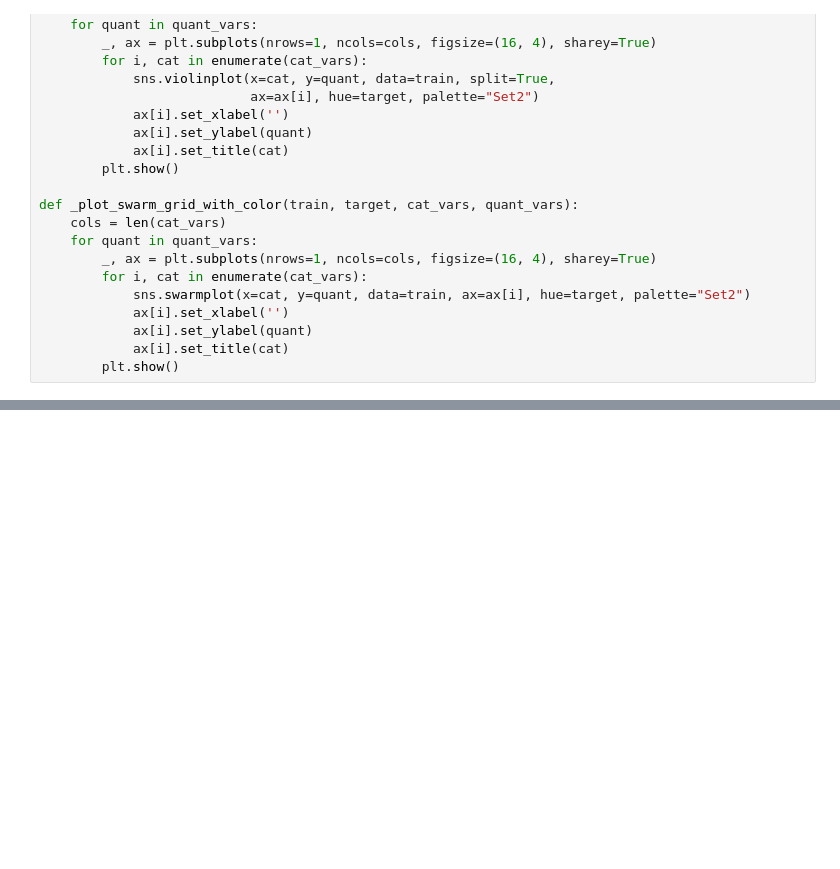
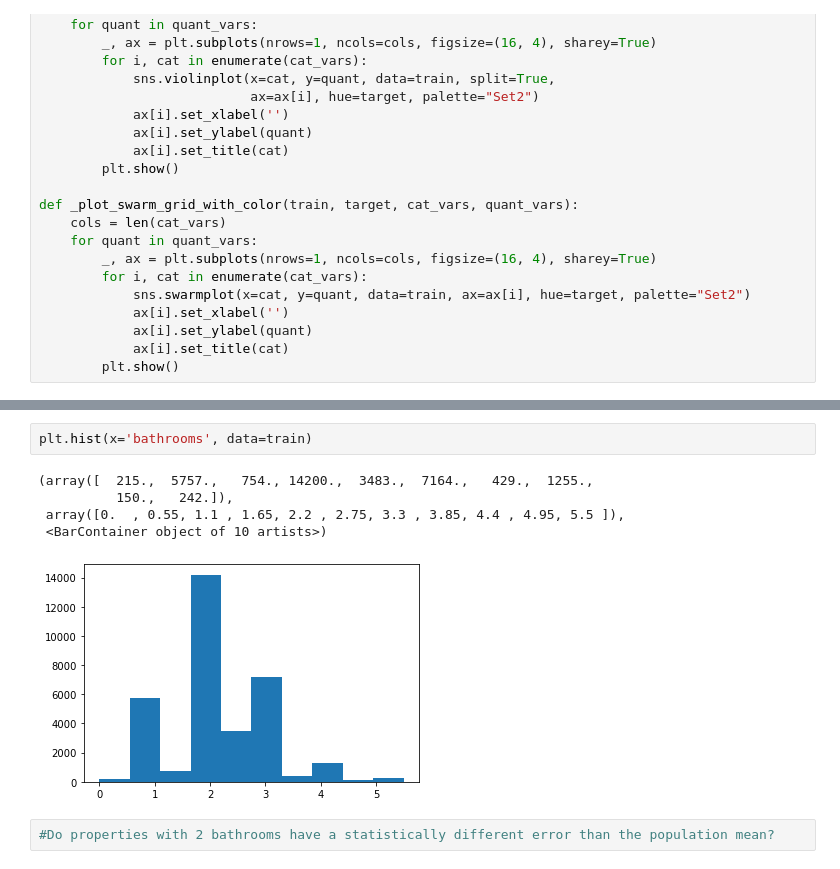
Before and after one commit to david-and-brandon-the-sa-se-bros/zillow-clustering-project, a Jupyter notebook: brandon_scratch_notebook.ipynb, the cells around one changed output, grey strips where cells are left out. Cells and saved outputs as stored; diff of their text form; blank space fills up the shorter version.

```diff
--- a/brandon_scratch_notebook.ipynb
+++ b/brandon_scratch_notebook.ipynb
@@ -921,0 +582,10 @@ train.info()
+# %%
+plt.hist(x='bathrooms', data=train)
+# %% [output]
+(array([  215.,  5757.,   754., 14200.,  3483.,  7164.,   429.,  1255.,
+          150.,   242.]),
+ array([0.  , 0.55, 1.1 , 1.65, 2.2 , 2.75, 3.3 , 3.85, 4.4 , 4.95, 5.5 ]),
+ <BarContainer object of 10 artists>)
+[figure, added]
+# %%
+#Do properties with 2 bathrooms have a statistically different error than the population mean?
```
Also changed, not shown: parts of 64 cells of this notebook.
